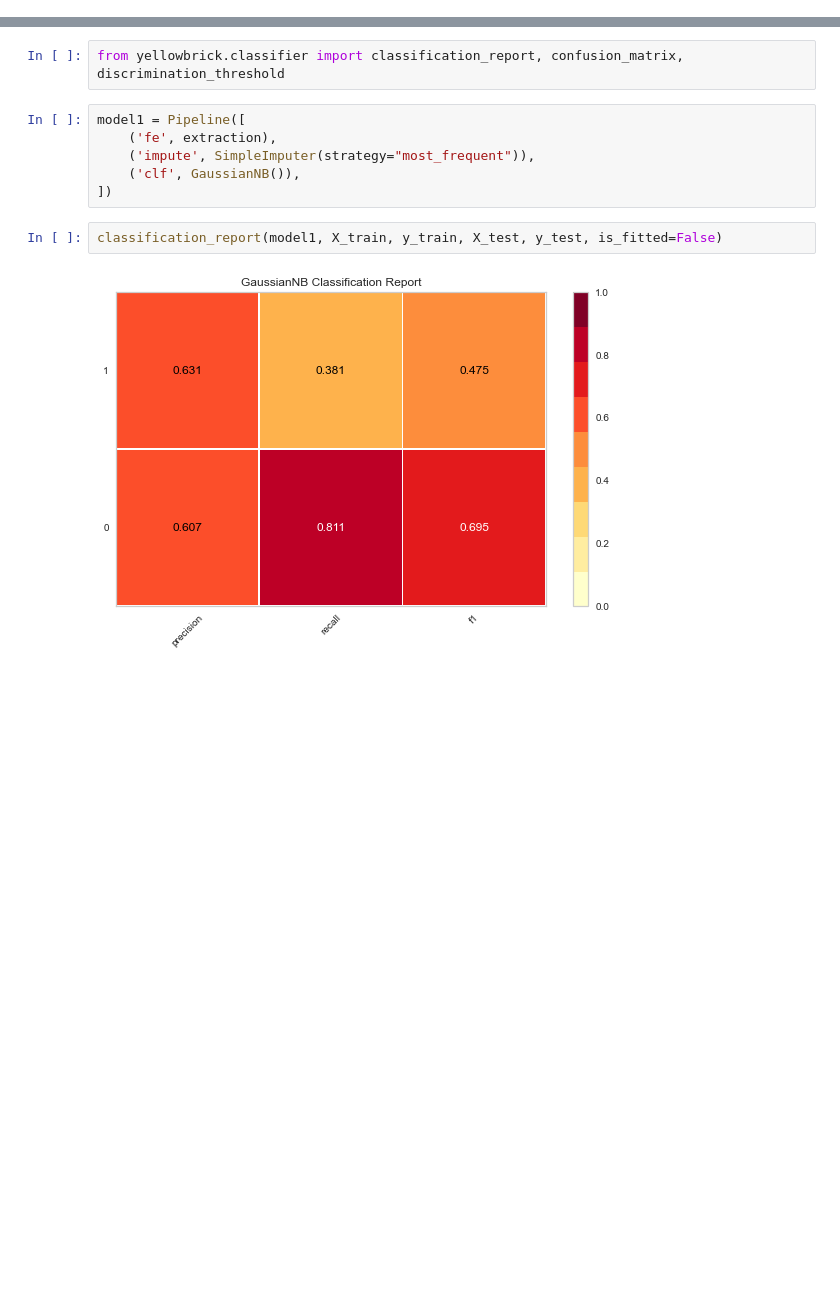
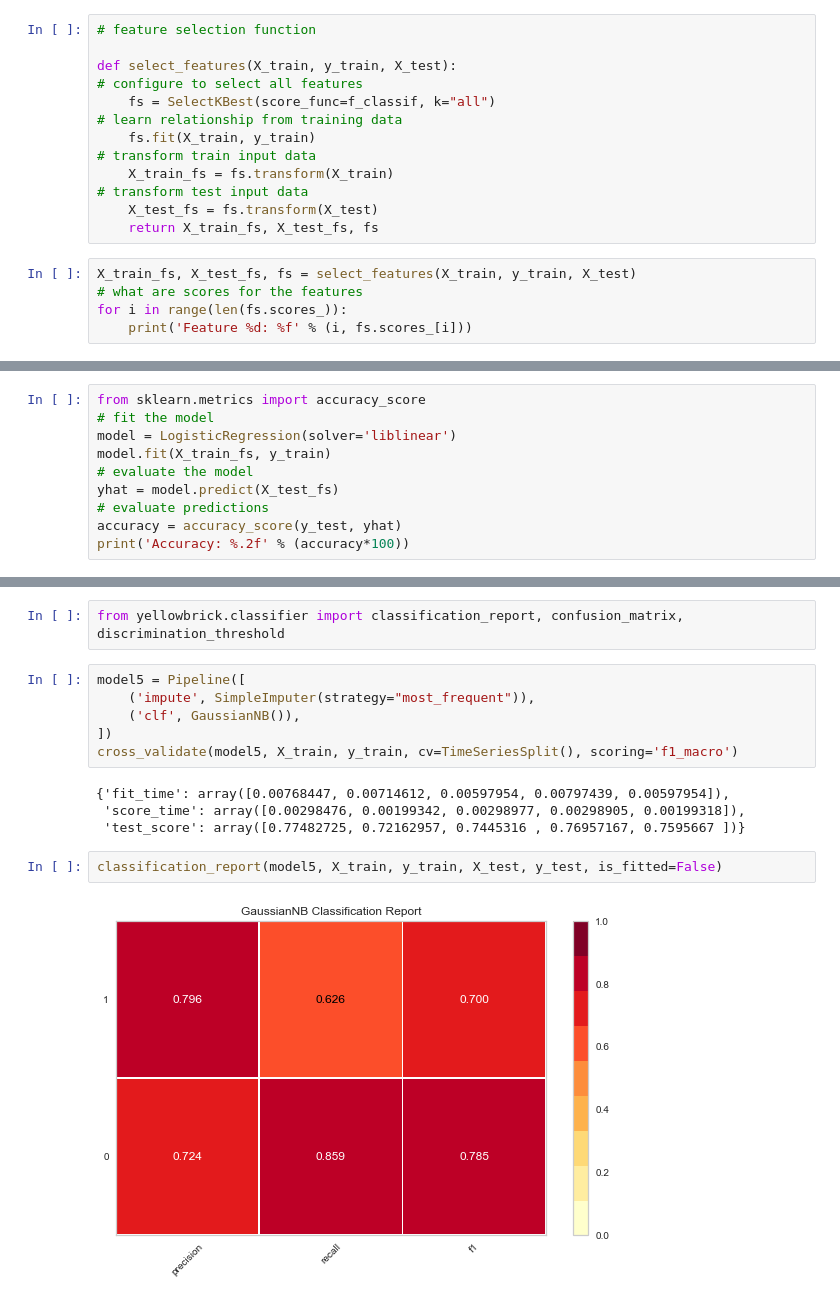
Before and after one commit to georgetown-analytics/MLB, a Jupyter notebook: ML_Wrangling.ipynb, the cells around one changed output, grey strips where cells are left out. Cells and saved outputs as stored; diff of their text form; blank space fills up the shorter version.

Commit message:
ML models

```diff
--- a/ML_Wrangling.ipynb
+++ b/ML_Wrangling.ipynb
@@ -120 +208,19 @@ X_train, X_test, y_train, y_test = train_test_split(
 )
+# %%
+# feature selection function
+
+def select_features(X_train, y_train, X_test):
+# configure to select all features
+    fs = SelectKBest(score_func=f_classif, k="all")
+# learn relationship from training data
+    fs.fit(X_train, y_train)
+# transform train input data
+    X_train_fs = fs.transform(X_train)
+# transform test input data
+    X_test_fs = fs.transform(X_test)
+    return X_train_fs, X_test_fs, fs
+# %%
+X_train_fs, X_test_fs, fs = select_features(X_train, y_train, X_test)
+# what are scores for the features
+for i in range(len(fs.scores_)):
+    print('Feature %d: %f' % (i, fs.scores_[i]))
@@ -120,0 +251,10 @@ X_train, X_test, y_train, y_test = train_test_split(
+# %%
+from sklearn.metrics import accuracy_score
+# fit the model
+model = LogisticRegression(solver='liblinear')
+model.fit(X_train_fs, y_train)
+# evaluate the model
+yhat = model.predict(X_test_fs)
+# evaluate predictions
+accuracy = accuracy_score(y_test, yhat)
+print('Accuracy: %.2f' % (accuracy*100))
@@ -250,14 +344,18 @@ Please also refer to the documentation for alternative solver options:
 # %%
 from yellowbrick.classifier import classification_report, confusion_matrix, discrimination_threshold
 # %%
-model1 = Pipeline([
-    ('fe', extraction),
+model5 = Pipeline([
     ('impute', SimpleImputer(strategy="most_frequent")),
     ('clf', GaussianNB()),
 ])
+cross_validate(model5, X_train, y_train, cv=TimeSeriesSplit(), scoring='f1_macro')
+# %% [output]
+{'fit_time': array([0.00768447, 0.00714612, 0.00597954, 0.00797439, 0.00597954]),
+ 'score_time': array([0.00298476, 0.00199342, 0.00298977, 0.00298905, 0.00199318]),
+ 'test_score': array([0.77482725, 0.72162957, 0.7445316 , 0.76957167, 0.7595667 ])}
 # %%
-classification_report(model1, X_train, y_train, X_test, y_test, is_fitted=False)
+classification_report(model5, X_train, y_train, X_test, y_test, is_fitted=False)
 # %% [output]
-[figure, old version]
+[figure, new version]
 ClassificationReport(ax=<AxesSubplot:title={'center':'GaussianNB Classification Report'}>,
                      cmap=<matplotlib.colors.ListedColormap object at 0x...>,
```
Also changed, not shown: parts of 40 cells of this notebook.
